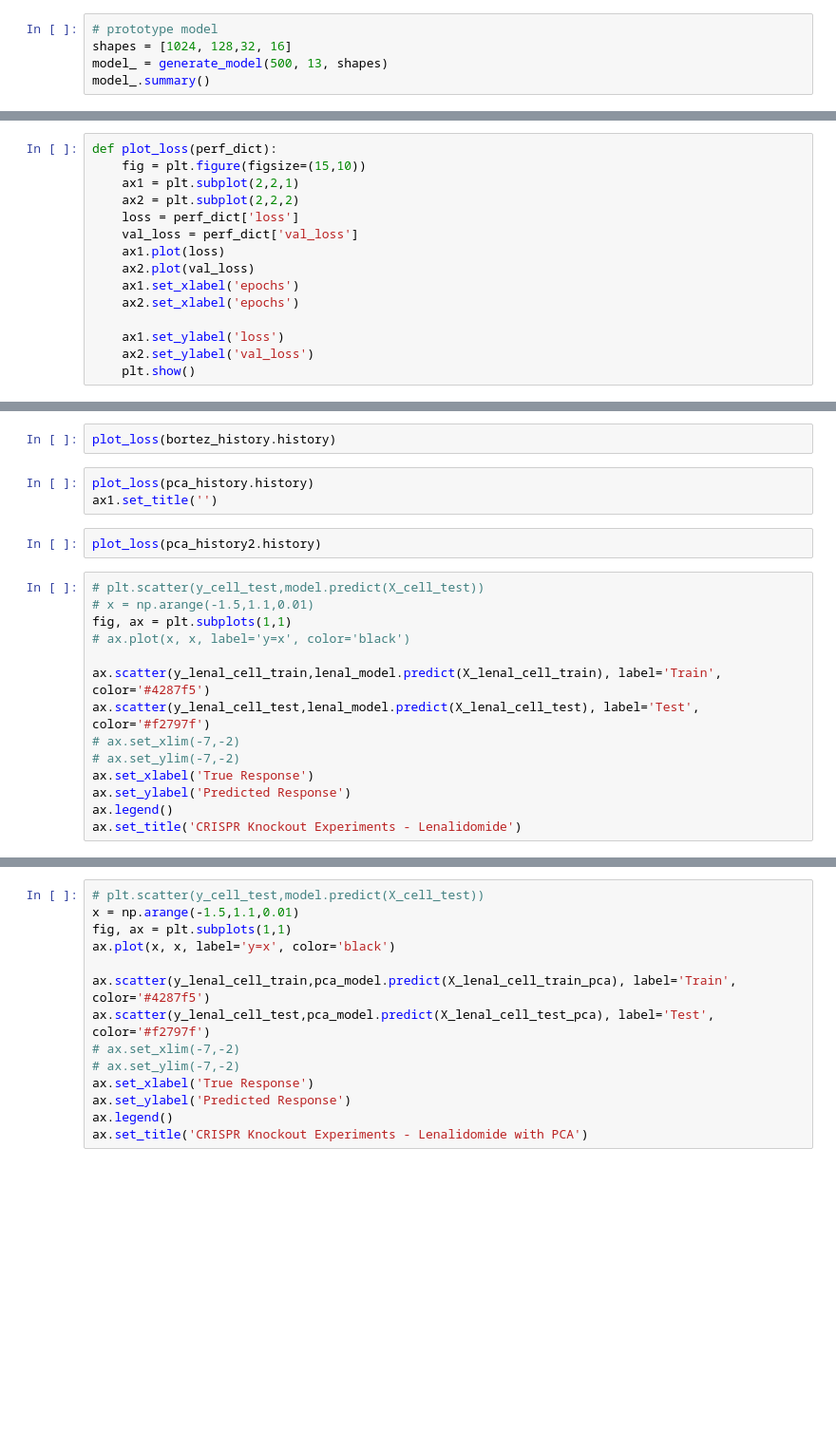
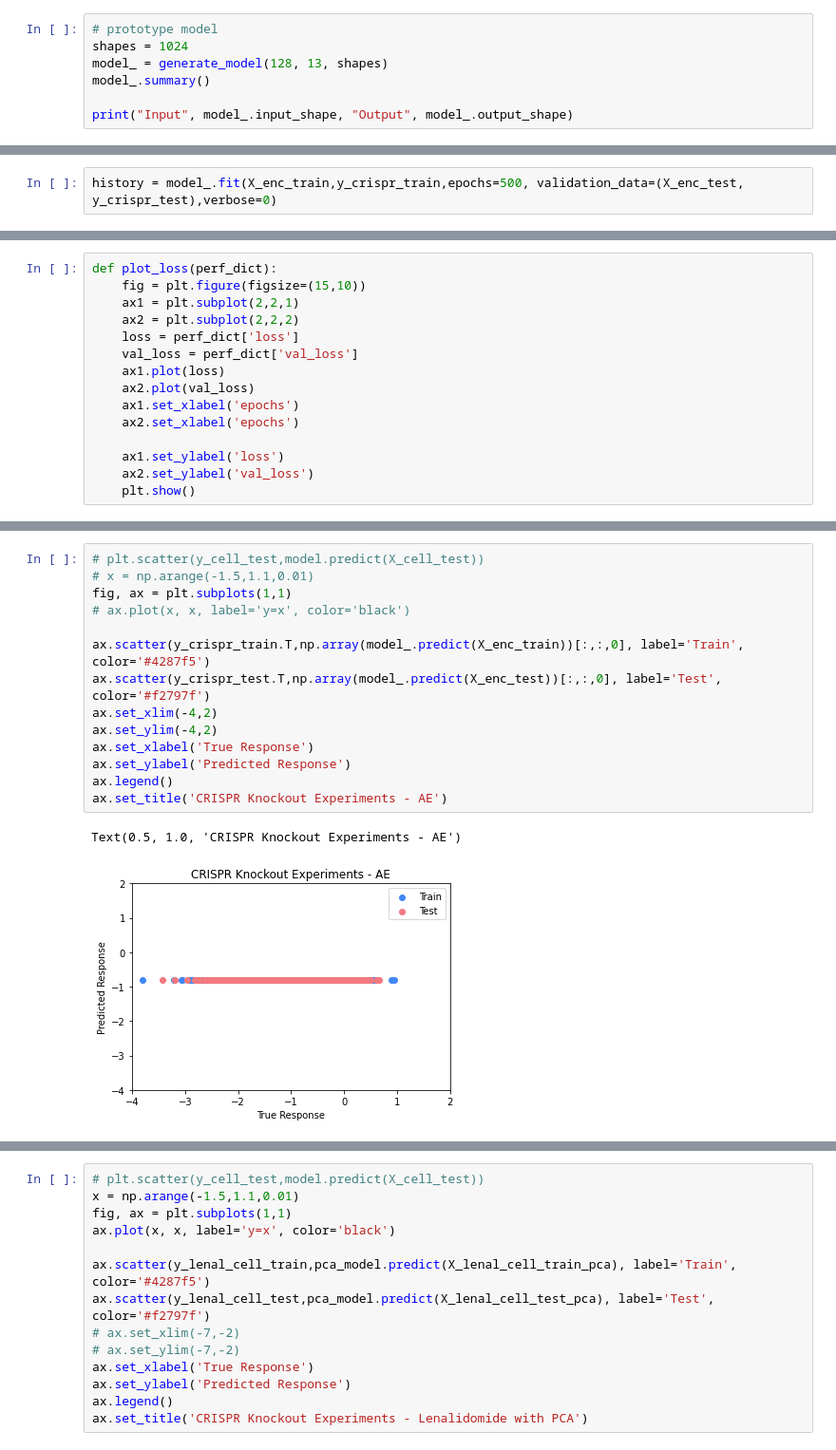
Before and after one commit to nalinimsingh/mm-cell_lines, a Jupyter notebook: multi-task.ipynb, the cells around one changed output, grey strips where cells are left out. Shown at 95% size. Drawn from its saved outputs; the diff is of its cells as text; blank space fills up the shorter version.

```diff
--- a/multi-task.ipynb
+++ b/multi-task.ipynb
@@ -109,7 +276,9 @@ def generate_loss(N_out, loss):
     return L
 # %%
 # prototype model
-shapes = [1024, 128,32, 16]
-model_ = generate_model(500, 13, shapes)
+shapes = 1024
+model_ = generate_model(128, 13, shapes)
 model_.summary()
+
+print("Input", model_.input_shape, "Output", model_.output_shape)
 # %% [output]
@@ -144,0 +302,2 @@ pca_history2 = pca_model2.fit(X_bortez_cell_train_pca, y_bortez_cell_train, epoc
+# %%
+history = model_.fit(X_enc_train,y_crispr_train,epochs=500, validation_data=(X_enc_test, y_crispr_test),verbose=0)
@@ -166,21 +358,17 @@ plot_loss(bortez_history.history)
-# %%
-plot_loss(bortez_history.history)
-# %%
-plot_loss(pca_history.history)
-ax1.set_title('')
-# %%
-plot_loss(pca_history2.history)
 # %%
 # plt.scatter(y_cell_test,model.predict(X_cell_test))
 # x = np.arange(-1.5,1.1,0.01)
 fig, ax = plt.subplots(1,1)
 # ax.plot(x, x, label='y=x', color='black')
 
-ax.scatter(y_lenal_cell_train,lenal_model.predict(X_lenal_cell_train), label='Train', color='#4287f5')
-ax.scatter(y_lenal_cell_test,lenal_model.predict(X_lenal_cell_test), label='Test', color='#f2797f')
-# ax.set_xlim(-7,-2)
-# ax.set_ylim(-7,-2)
+ax.scatter(y_crispr_train.T,np.array(model_.predict(X_enc_train))[:,:,0], label='Train', color='#4287f5')
+ax.scatter(y_crispr_test.T,np.array(model_.predict(X_enc_test))[:,:,0], label='Test', color='#f2797f')
+ax.set_xlim(-4,2)
+ax.set_ylim(-4,2)
 ax.set_xlabel('True Response')
 ax.set_ylabel('Predicted Response')
 ax.legend()
-ax.set_title('CRISPR Knockout Experiments - Lenalidomide')
+ax.set_title('CRISPR Knockout Experiments - AE')
+# %% [output]
+Text(0.5, 1.0, 'CRISPR Knockout Experiments - AE')
+[figure, added]
```
Also changed, not shown: parts of 42 cells of this notebook, 1 other file.
